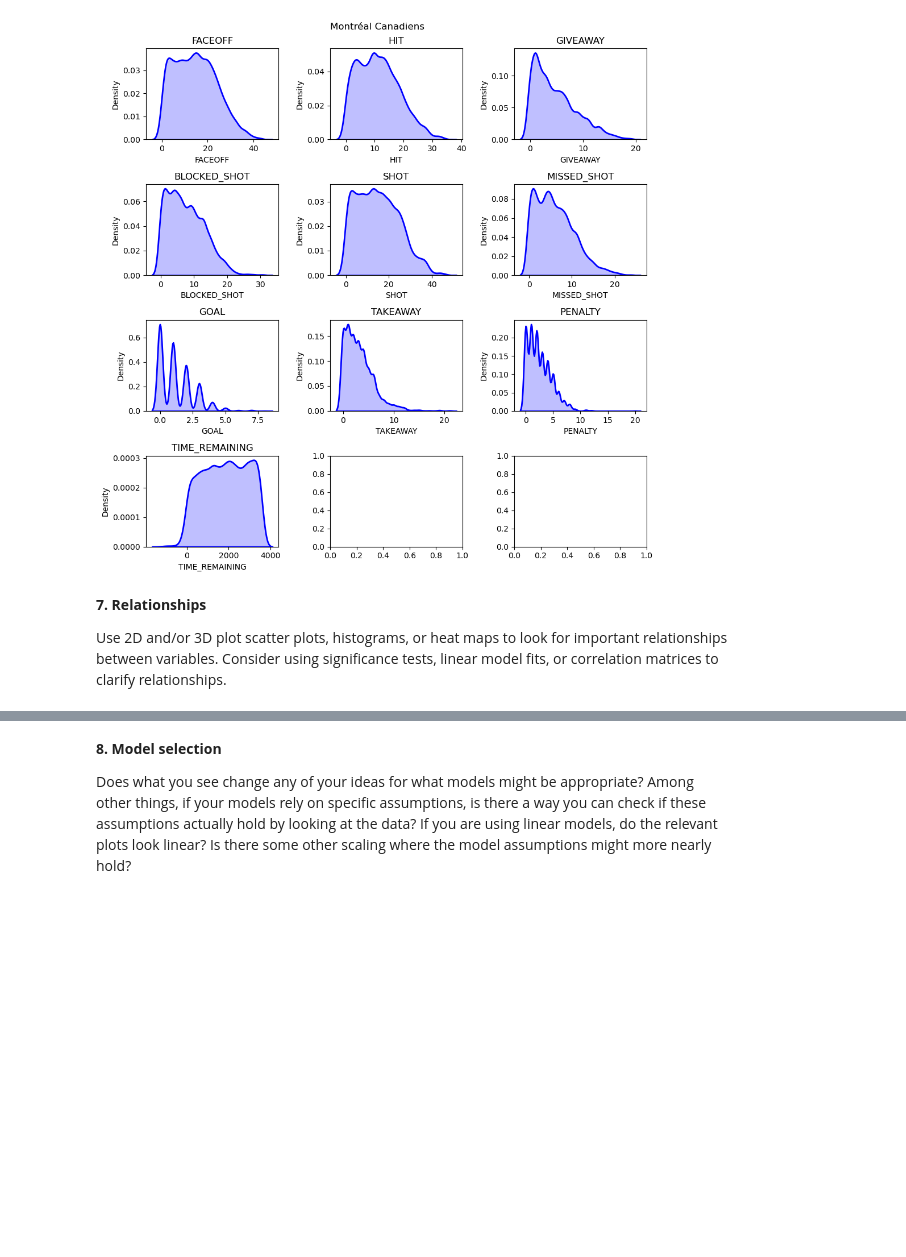
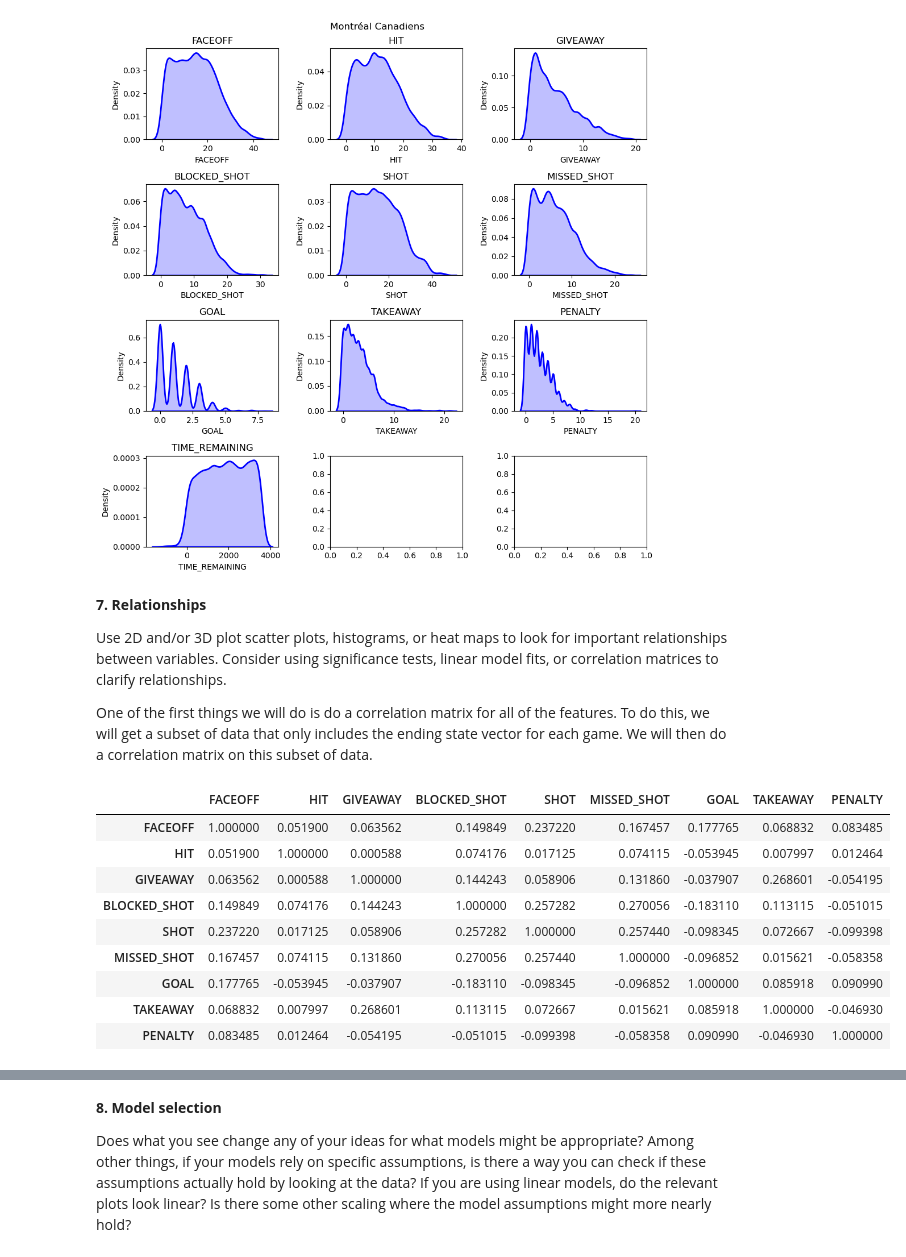
Before and after one commit to jeffxhansen/NHL_Win_Predictor, a Jupyter notebook: data_analysis.ipynb, the cells around one changed output, grey strips where cells are left out. Saved outputs shown, nothing was run; the diff lists cells and outputs as text; code cells hidden in the pictures; blank space fills up the shorter version.

```diff
--- a/data_analysis.ipynb
+++ b/data_analysis.ipynb
@@ -179,3 +179,27 @@ plot_kde(team_2_games, team_2)
 **7. Relationships**
 
 Use 2D and/or 3D plot scatter plots, histograms, or heat maps to look for important relationships between variables. Consider using significance tests, linear model fits, or correlation matrices to clarify relationships.
+
+One of the first things we will do is do a correlation matrix for all of the features. To do this, we will get a subset of data that only includes the ending state vector for each game. We will then do a correlation matrix on this subset of data.
+# %%
+# Get a dataframe that just has the ending state vector for each game in our training data.
+# We drop the index, time remaining, and game id columns.
+ending_state_per_game = X_train.groupby(['HOME', 'GAME_ID']).tail(1).drop(columns=['index', 'TIME_REMAINING', 'GAME_ID'])
+
+# Convert each of these values to integers
+ending_state_per_game = ending_state_per_game.astype(int)
+
+# Create a correlation matrix for these ending vectors
+corr_matrix = ending_state_per_game.drop(columns=['HOME', 'TEAM']).corr()
+corr_matrix
+# %% [output]
+|  | FACEOFF | HIT | GIVEAWAY | BLOCKED_SHOT | SHOT | MISSED_SHOT | GOAL | TAKEAWAY | PENALTY |
+| FACEOFF | 1.000000 | 0.051900 | 0.063562 | 0.149849 | 0.237220 | 0.167457 | 0.177765 | 0.068832 | 0.083485 |
+| HIT | 0.051900 | 1.000000 | 0.000588 | 0.074176 | 0.017125 | 0.074115 | -0.053945 | 0.007997 | 0.012464 |
+| GIVEAWAY | 0.063562 | 0.000588 | 1.000000 | 0.144243 | 0.058906 | 0.131860 | -0.037907 | 0.268601 | -0.054195 |
+| BLOCKED_SHOT | 0.149849 | 0.074176 | 0.144243 | 1.000000 | 0.257282 | 0.270056 | -0.183110 | 0.113115 | -0.051015 |
+| SHOT | 0.237220 | 0.017125 | 0.058906 | 0.257282 | 1.000000 | 0.257440 | -0.098345 | 0.072667 | -0.099398 |
+| MISSED_SHOT | 0.167457 | 0.074115 | 0.131860 | 0.270056 | 0.257440 | 1.000000 | -0.096852 | 0.015621 | -0.058358 |
+| GOAL | 0.177765 | -0.053945 | -0.037907 | -0.183110 | -0.098345 | -0.096852 | 1.000000 | 0.085918 | 0.090990 |
+| TAKEAWAY | 0.068832 | 0.007997 | 0.268601 | 0.113115 | 0.072667 | 0.015621 | 0.085918 | 1.000000 | -0.046930 |
+| PENALTY | 0.083485 | 0.012464 | -0.054195 | -0.051015 | -0.099398 | -0.058358 | 0.090990 | -0.046930 | 1.000000 |
```
Also changed, not shown: parts of 6 cells of this notebook.
